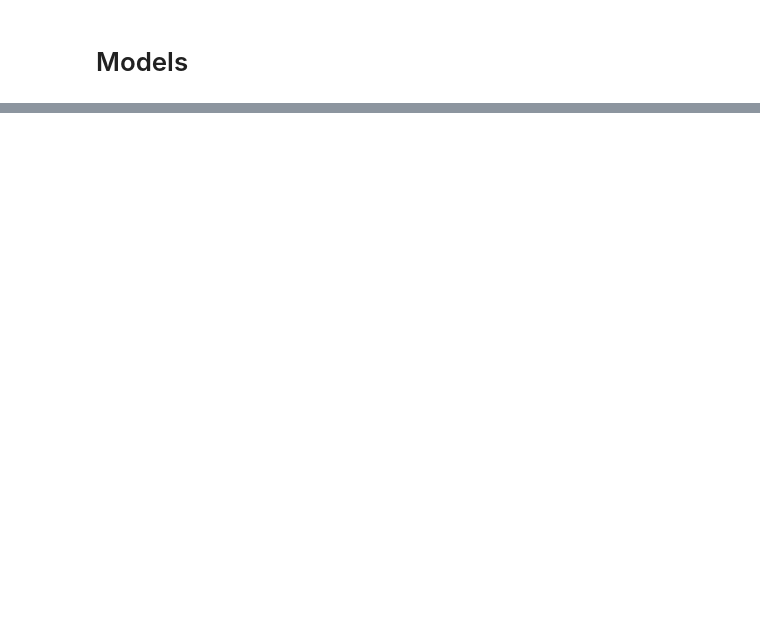
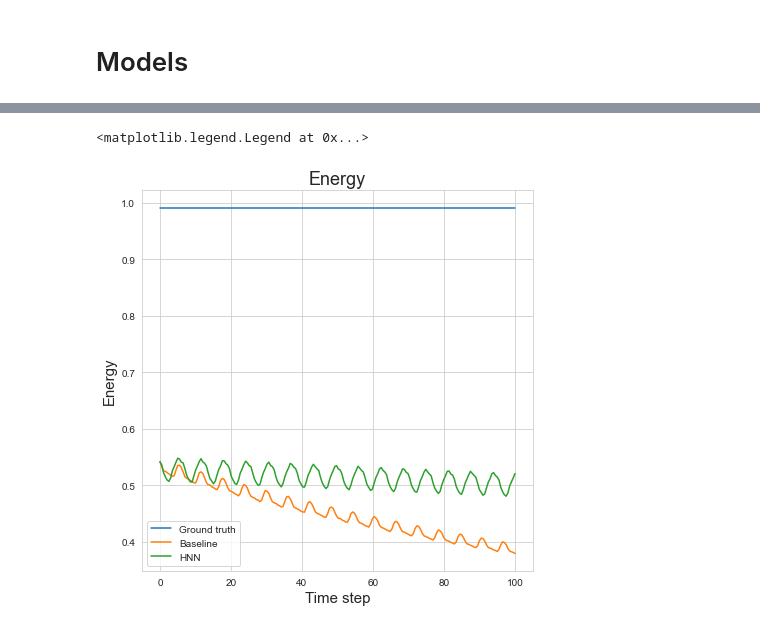
Before and after one commit to szmate00/elte_advanced_ml_lab, a Jupyter notebook: Project/mass_spring.ipynb, the cells around one changed output, grey strips where cells are left out. Saved outputs shown, nothing was run; the diff lists cells and outputs as text; code cells hidden in the pictures; blank space fills up the shorter version.

```diff
--- a/Project/mass_spring.ipynb
+++ b/Project/mass_spring.ipynb
@@ -236,0 +252,13 @@ HNN mean L2 distance: tensor(1.1149, grad_fn=<MeanBackward0>)
+# %%
+plt.figure(figsize=(7,7))
+
+plt.plot(np.sort(t_eval), [energies[trajectory_num] for i in t_eval], label='Ground truth')
+plt.plot(np.sort(t_eval), [hamiltonian(pred_baseline['y'].T[i]) for i in range(200)], label='Baseline')
+plt.plot(np.sort(t_eval),  [hamiltonian(pred_hnn['y'].T[i]) for i in range(200)], label='HNN')
+plt.xlabel('Time step', size=15)
+plt.ylabel('Energy', size=15)
+plt.title('Energy', size=18)
+plt.legend()
+# %% [output]
+<matplotlib.legend.Legend at 0x...>
+[figure, added]
```
Also changed, not shown: parts of 28 cells of this notebook, 4 other files.
